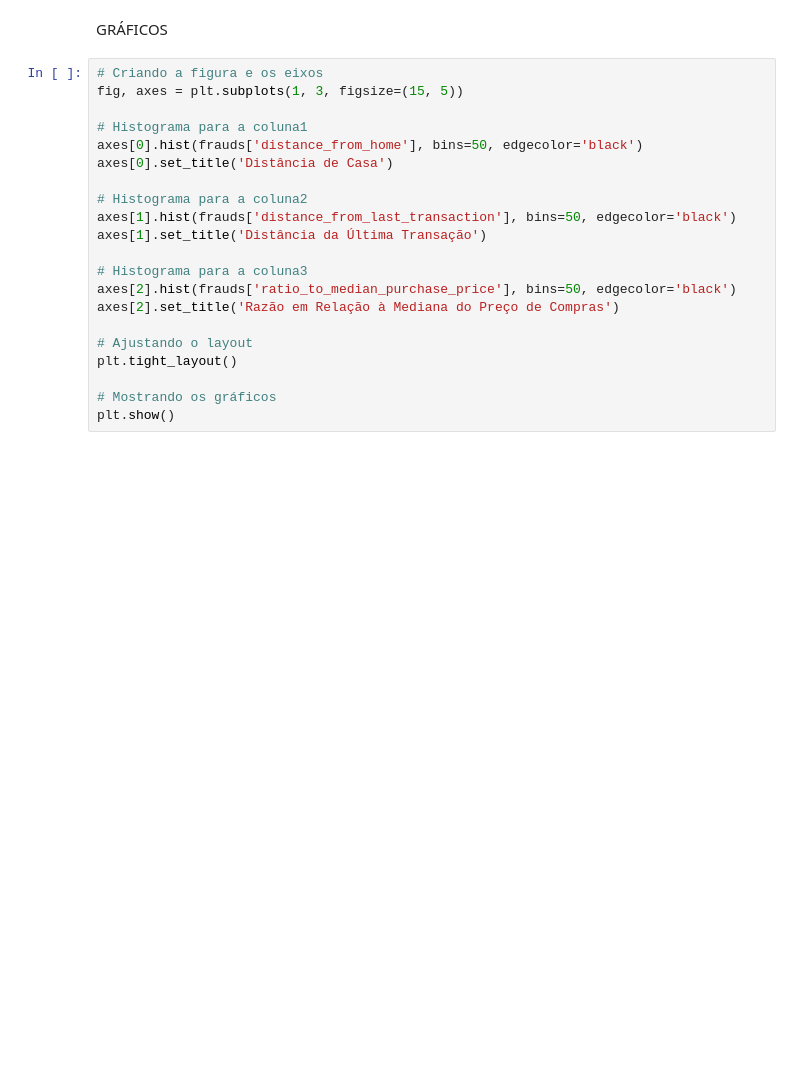
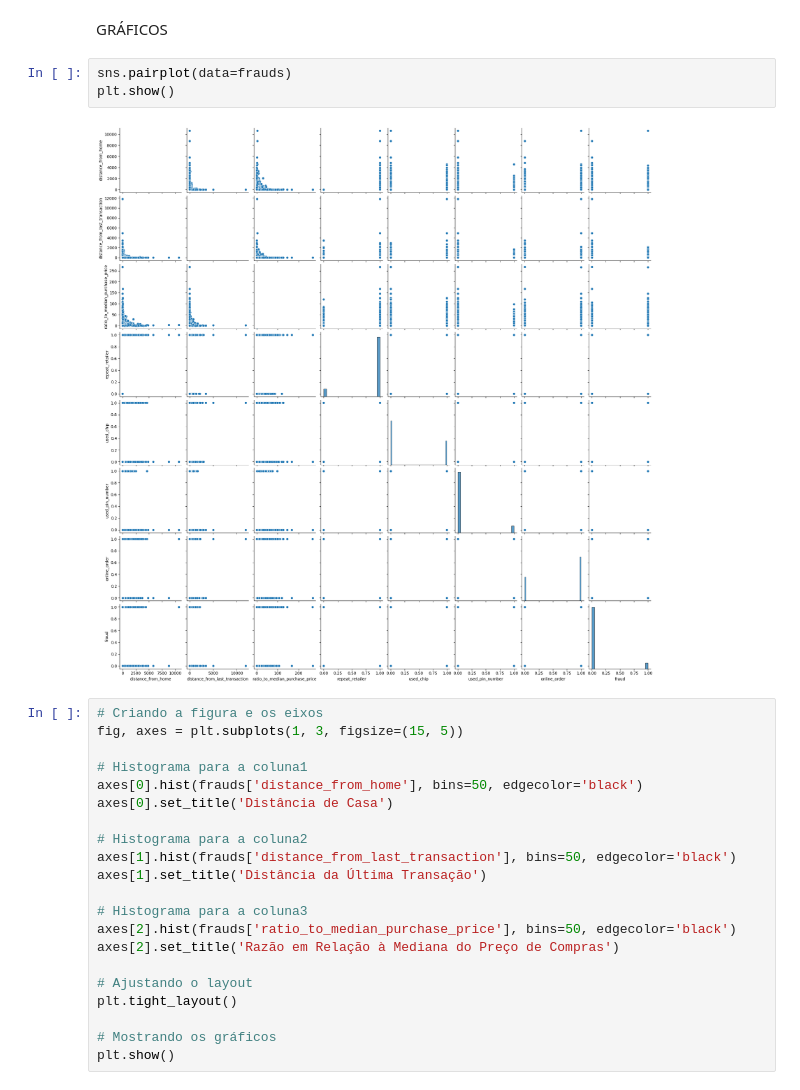
Before and after one commit to candremav/Data-Classes, a Jupyter notebook: Credit Card Frauds/A2 BD1.ipynb, the cells around one changed output. Drawn from its saved outputs; the diff is of its cells as text; blank space fills up the shorter version.

```diff
--- a/Credit Card Frauds/A2 BD1.ipynb
+++ b/Credit Card Frauds/A2 BD1.ipynb
@@ -233,6 +233,11 @@ plt.show()
 [figure]
 # %% [markdown]
 GRÁFICOS
+# %%
+sns.pairplot(data=frauds)
+plt.show()
+# %% [output]
+[figure, added]
 # %%
 # Criando a figura e os eixos
 fig, axes = plt.subplots(1, 3, figsize=(15, 5))
```
